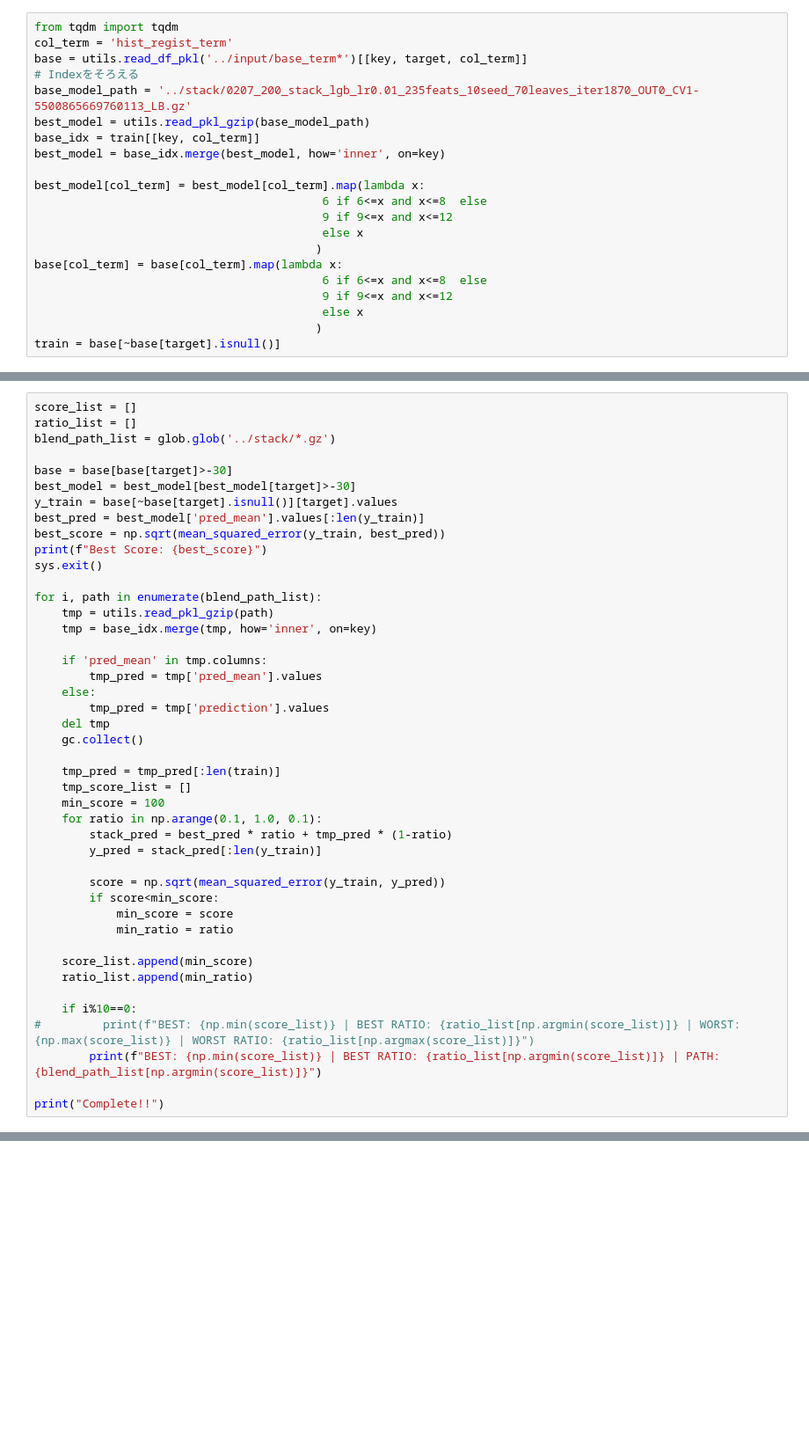
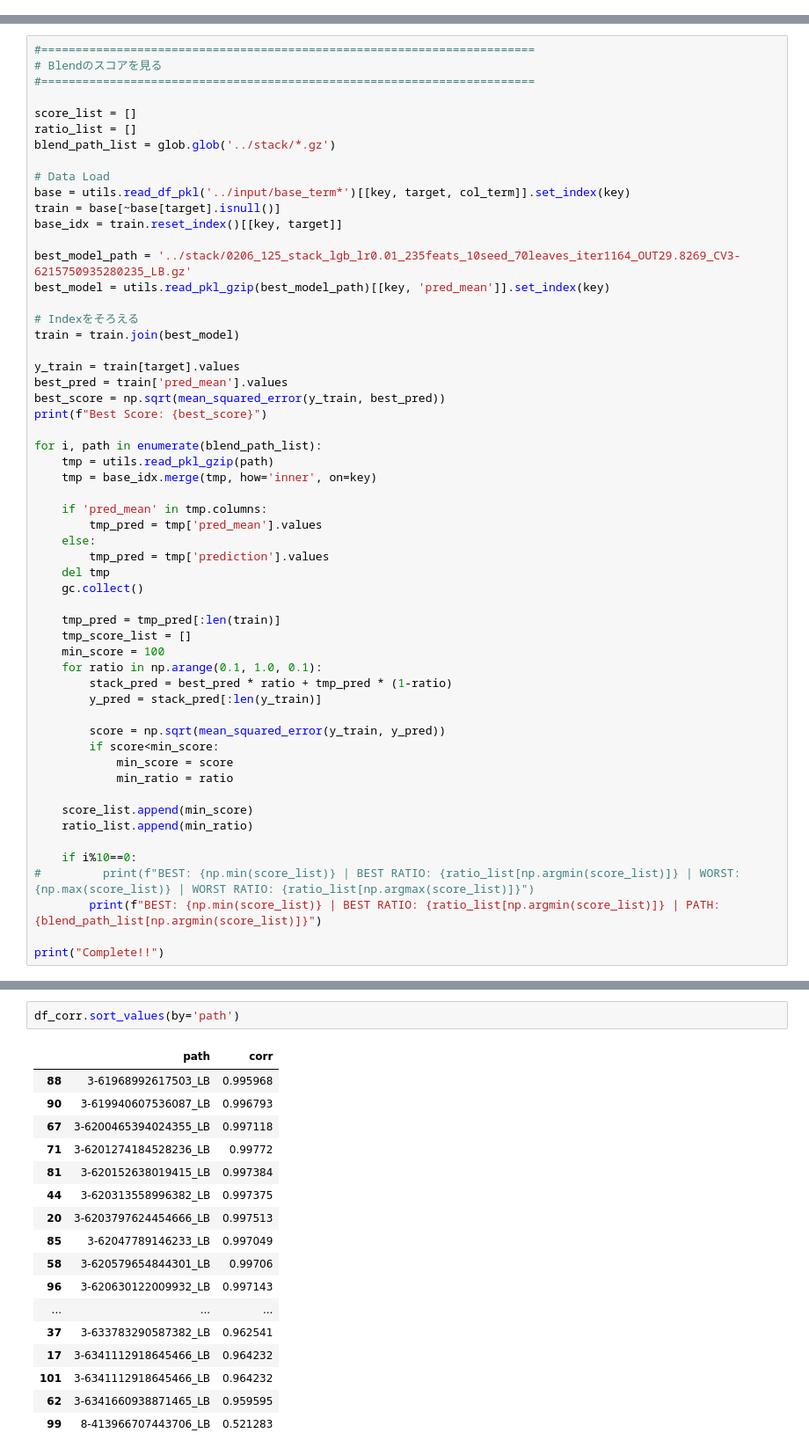
Before and after one commit to Chestnut1999/Elo-Recommendation-23place, a Jupyter notebook: jpy/225_elo_blender_exp.ipynb, the cells around one changed output, grey strips where cells are left out. Shown at 88% size. Drawn from its saved outputs; the diff is of its cells as text; blank space fills up the shorter version.

```diff
--- a/jpy/225_elo_blender_exp.ipynb
+++ b/jpy/225_elo_blender_exp.ipynb
@@ -28,21 +30,0 @@ ignore_list = [key, target, 'merchant_id', 'first_active_month', 'index', 'perso
-# %%
-from tqdm import tqdm
-col_term = 'hist_regist_term'
-base = utils.read_df_pkl('../input/base_term*')[[key, target, col_term]]
-# Indexをそろえる
-base_model_path = '../stack/0207_200_stack_lgb_lr0.01_235feats_10seed_70leaves_iter1870_OUT0_CV1-5500865669760113_LB.gz'
-best_model = utils.read_pkl_gzip(base_model_path)
-base_idx = train[[key, col_term]]
-best_model = base_idx.merge(best_model, how='inner', on=key)
-
-best_model[col_term] = best_model[col_term].map(lambda x:
-                                          6 if 6<=x and x<=8  else
-                                          9 if 9<=x and x<=12
-                                          else x
-                                         )
-base[col_term] = base[col_term].map(lambda x:
-                                          6 if 6<=x and x<=8  else
-                                          9 if 9<=x and x<=12
-                                          else x
-                                         )
-train = base[~base[target].isnull()]
@@ -49,15 +180,27 @@ train = base[~base[target].isnull()]
 # %%
+#========================================================================
+# Blendのスコアを見る
+#========================================================================
+
 score_list = []
 ratio_list = []
 blend_path_list = glob.glob('../stack/*.gz')
 
-base = base[base[target]>-30]
-best_model = best_model[best_model[target]>-30]
-y_train = base[~base[target].isnull()][target].values
-best_pred = best_model['pred_mean'].values[:len(y_train)]
+# Data Load
+base = utils.read_df_pkl('../input/base_term*')[[key, target, col_term]].set_index(key)
+train = base[~base[target].isnull()]
+base_idx = train.reset_index()[[key, target]]
+
+best_model_path = '../stack/0206_125_stack_lgb_lr0.01_235feats_10seed_70leaves_iter1164_OUT29.8269_CV3-6215750935280235_LB.gz'
+best_model = utils.read_pkl_gzip(best_model_path)[[key, 'pred_mean']].set_index(key)
+
+# Indexをそろえる
+train = train.join(best_model)
+
+y_train = train[target].values
+best_pred = train['pred_mean'].values
 best_score = np.sqrt(mean_squared_error(y_train, best_pred))
 print(f"Best Score: {best_score}")
-sys.exit()
 
 for i, path in enumerate(blend_path_list):
     tmp = utils.read_pkl_gzip(path)
@@ -182,0 +312,20 @@ submit.to_csv(f'../submit/{start_time[4:12]}_elo_{len(blend_list)}blender_outlie
+# %%
+df_corr.sort_values(by='path')
+# %% [output]
+|  | path | corr |
+| 88 | 3-61968992617503_LB | 0.995968 |
+| 90 | 3-619940607536087_LB | 0.996793 |
+| 67 | 3-6200465394024355_LB | 0.997118 |
+| 71 | 3-6201274184528236_LB | 0.99772 |
+| 81 | 3-620152638019415_LB | 0.997384 |
+| 44 | 3-620313558996382_LB | 0.997375 |
+| 20 | 3-6203797624454666_LB | 0.997513 |
+| 85 | 3-62047789146233_LB | 0.997049 |
+| 58 | 3-620579654844301_LB | 0.99706 |
+| 96 | 3-620630122009932_LB | 0.997143 |
+| ... | ... | ... |
+| 37 | 3-633783290587382_LB | 0.962541 |
+| 17 | 3-6341112918645466_LB | 0.964232 |
+| 101 | 3-6341112918645466_LB | 0.964232 |
+| 62 | 3-6341660938871465_LB | 0.959595 |
+| 99 | 8-413966707443706_LB | 0.521283 |
```
Also changed, not shown: parts of 12 cells of this notebook, 6 other files.
